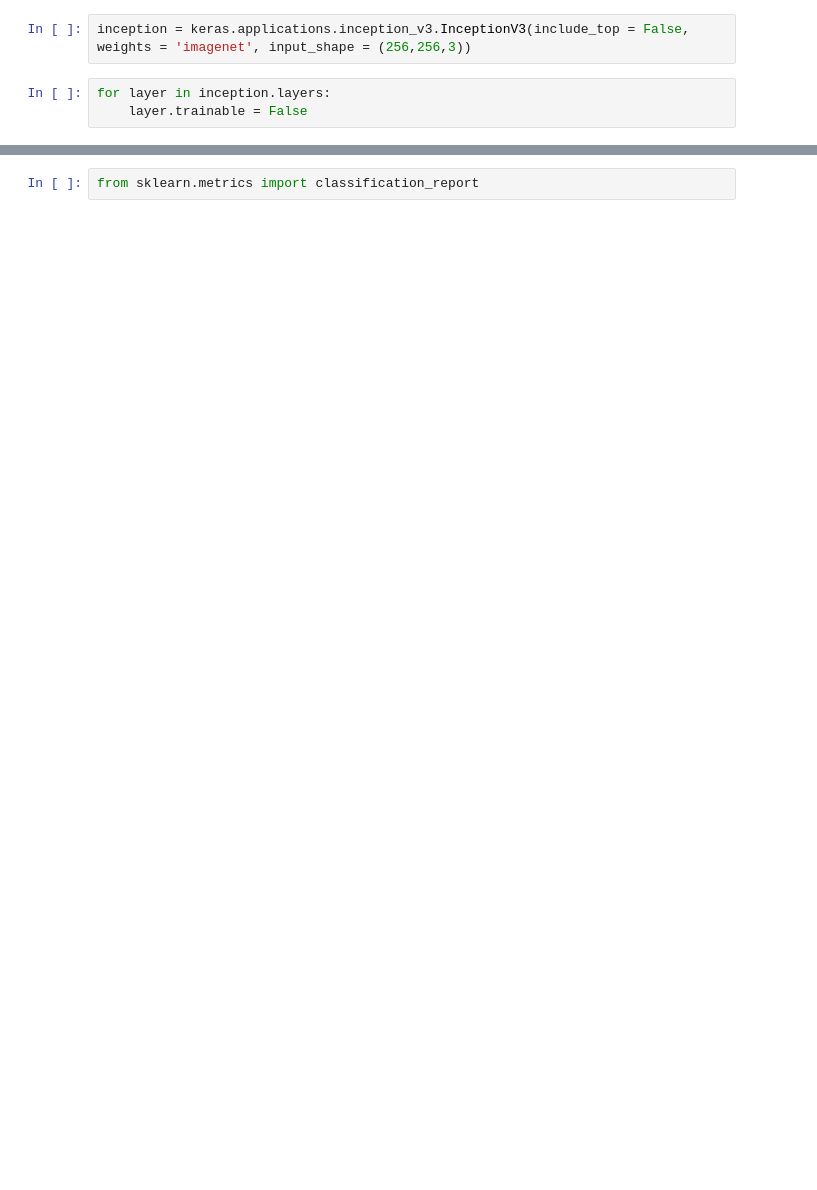
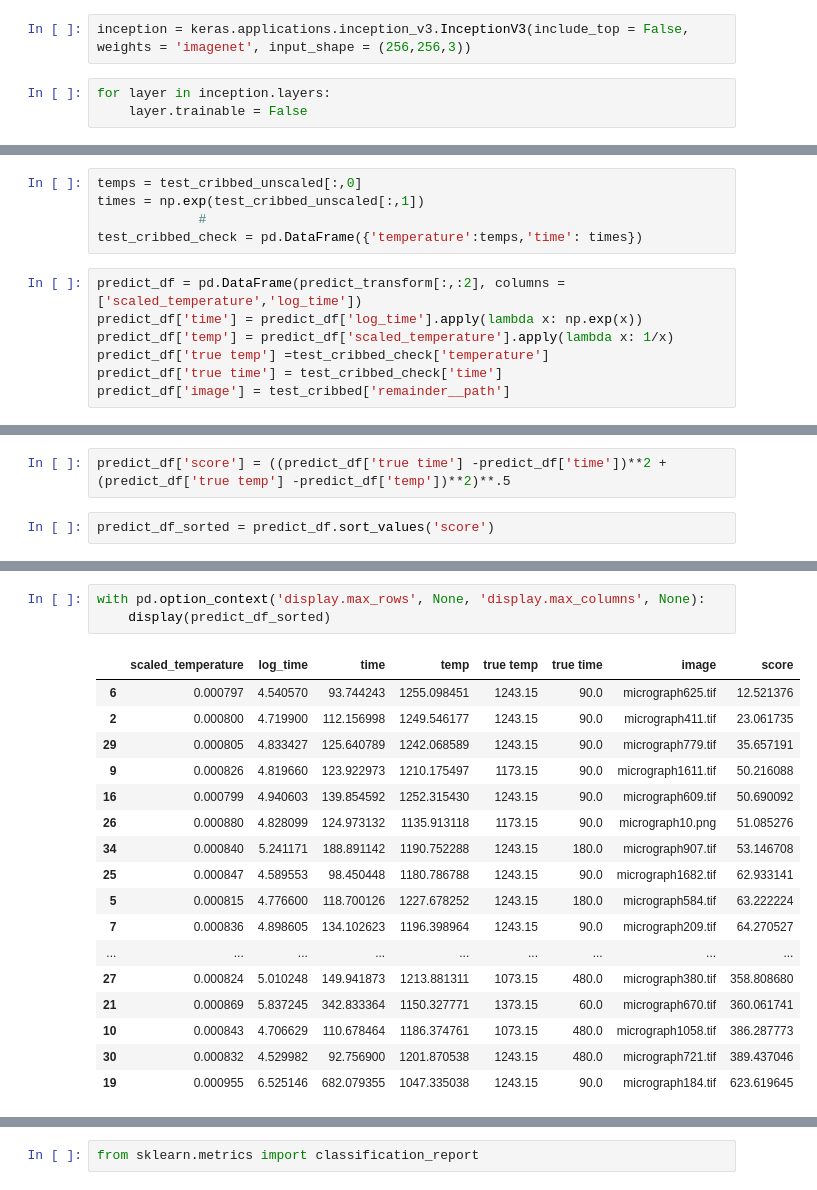
Before and after one commit to RobertGWolf/TDI-CapstoneProject, a Jupyter notebook: TDI-CapstoneProject.ipynb, the cells around one changed output, grey strips where cells are left out. Saved outputs shown, nothing was run; the diff lists cells and outputs as text; blank space fills up the shorter version.

```diff
--- a/TDI-CapstoneProject.ipynb
+++ b/TDI-CapstoneProject.ipynb
@@ -419,0 +832,12 @@ Epoch 3/5
+# %%
+temps = test_cribbed_unscaled[:,0]
+times = np.exp(test_cribbed_unscaled[:,1])
+             #
+test_cribbed_check = pd.DataFrame({'temperature':temps,'time': times})
+# %%
+predict_df = pd.DataFrame(predict_transform[:,:2], columns = ['scaled_temperature','log_time'])
+predict_df['time'] = predict_df['log_time'].apply(lambda x: np.exp(x))
+predict_df['temp'] = predict_df['scaled_temperature'].apply(lambda x: 1/x)
+predict_df['true temp'] =test_cribbed_check['temperature']
+predict_df['true time'] = test_cribbed_check['time']
+predict_df['image'] = test_cribbed['remainder__path']
@@ -419,0 +932,4 @@ Epoch 3/5
+# %%
+predict_df['score'] = ((predict_df['true time'] -predict_df['time'])**2 + (predict_df['true temp'] -predict_df['temp'])**2)**.5
+# %%
+predict_df_sorted = predict_df.sort_values('score')
@@ -419,0 +948,21 @@ Epoch 3/5
+# %%
+with pd.option_context('display.max_rows', None, 'display.max_columns', None):
+    display(predict_df_sorted)
+# %% [output]
+|  | scaled_temperature | log_time | time | temp | true temp | true time | image | score |
+| 6 | 0.000797 | 4.540570 | 93.744243 | 1255.098451 | 1243.15 | 90.0 | micrograph625.tif | 12.521376 |
+| 2 | 0.000800 | 4.719900 | 112.156998 | 1249.546177 | 1243.15 | 90.0 | micrograph411.tif | 23.061735 |
+| 29 | 0.000805 | 4.833427 | 125.640789 | 1242.068589 | 1243.15 | 90.0 | micrograph779.tif | 35.657191 |
+| 9 | 0.000826 | 4.819660 | 123.922973 | 1210.175497 | 1173.15 | 90.0 | micrograph1611.tif | 50.216088 |
+| 16 | 0.000799 | 4.940603 | 139.854592 | 1252.315430 | 1243.15 | 90.0 | micrograph609.tif | 50.690092 |
+| 26 | 0.000880 | 4.828099 | 124.973132 | 1135.913118 | 1173.15 | 90.0 | micrograph10.png | 51.085276 |
+| 34 | 0.000840 | 5.241171 | 188.891142 | 1190.752288 | 1243.15 | 180.0 | micrograph907.tif | 53.146708 |
+| 25 | 0.000847 | 4.589553 | 98.450448 | 1180.786788 | 1243.15 | 90.0 | micrograph1682.tif | 62.933141 |
+| 5 | 0.000815 | 4.776600 | 118.700126 | 1227.678252 | 1243.15 | 180.0 | micrograph584.tif | 63.222224 |
+| 7 | 0.000836 | 4.898605 | 134.102623 | 1196.398964 | 1243.15 | 90.0 | micrograph209.tif | 64.270527 |
+| ... | ... | ... | ... | ... | ... | ... | ... | ... |
+| 27 | 0.000824 | 5.010248 | 149.941873 | 1213.881311 | 1073.15 | 480.0 | micrograph380.tif | 358.808680 |
+| 21 | 0.000869 | 5.837245 | 342.833364 | 1150.327771 | 1373.15 | 60.0 | micrograph670.tif | 360.061741 |
+| 10 | 0.000843 | 4.706629 | 110.678464 | 1186.374761 | 1073.15 | 480.0 | micrograph1058.tif | 386.287773 |
+| 30 | 0.000832 | 4.529982 | 92.756900 | 1201.870538 | 1243.15 | 480.0 | micrograph721.tif | 389.437046 |
+| 19 | 0.000955 | 6.525146 | 682.079355 | 1047.335038 | 1243.15 | 90.0 | micrograph184.tif | 623.619645 |
```
Also changed, not shown: parts of 197 cells of this notebook.
